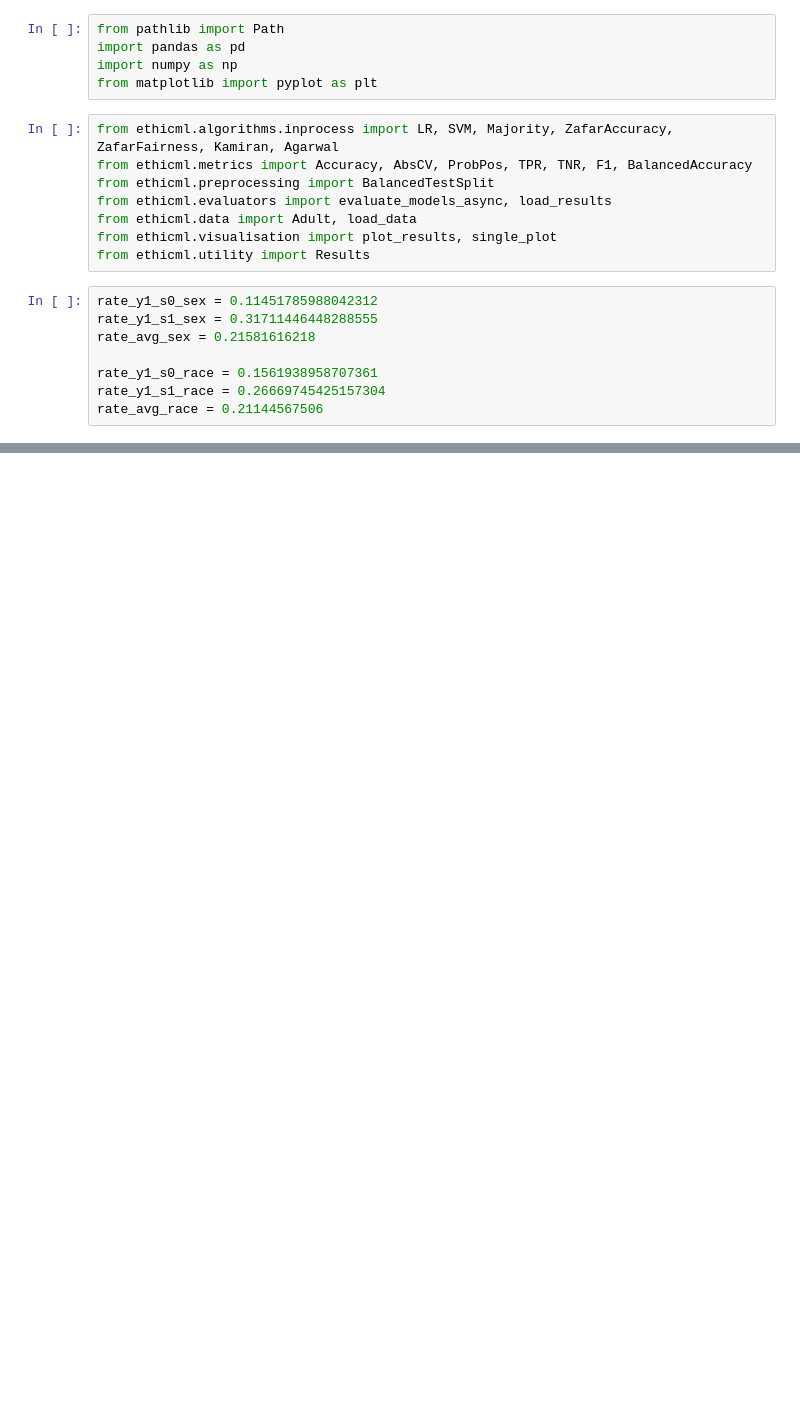
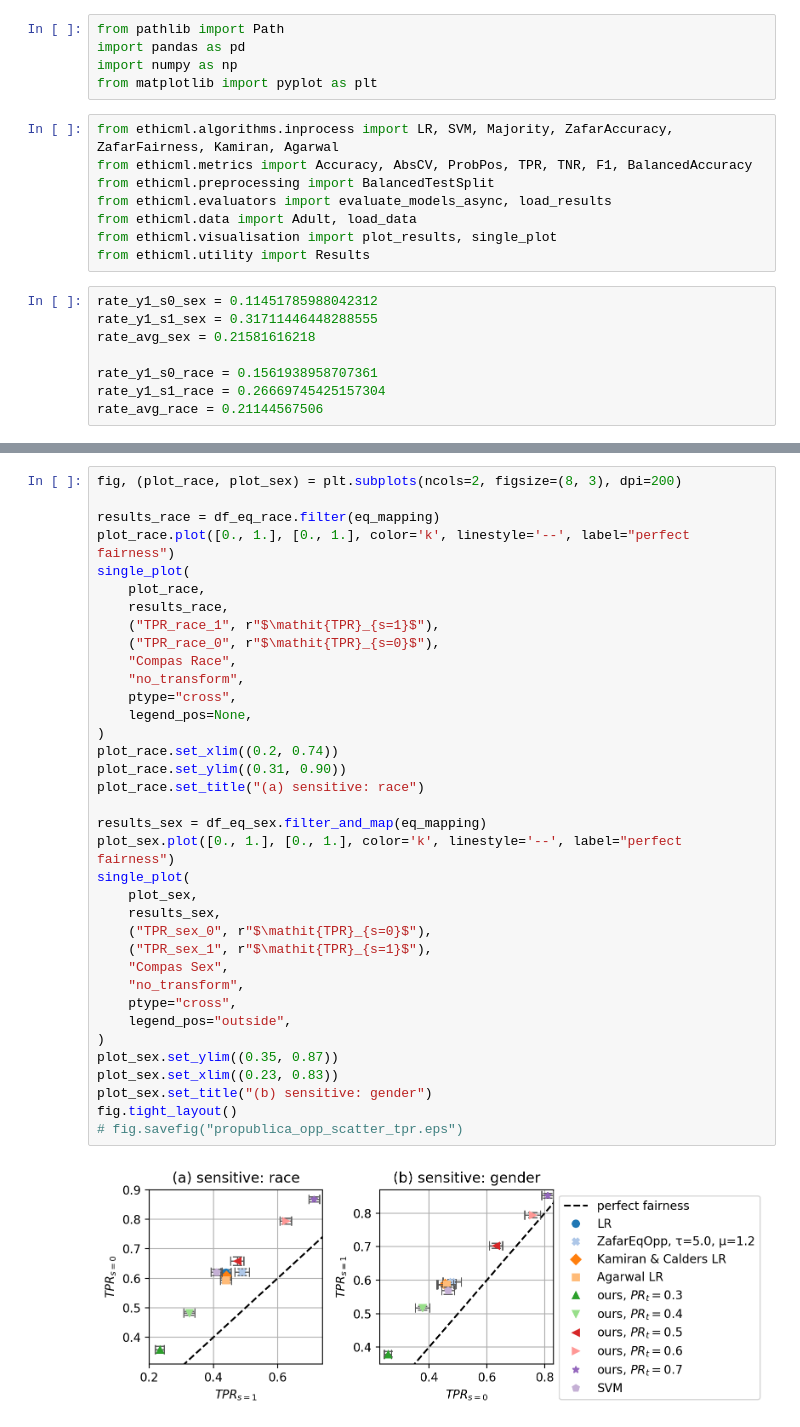
Before and after one commit to wearepal/ethicml-models, a Jupyter notebook: experiments/plots_frontiers.ipynb, the cells around one changed output, grey strips where cells are left out. Drawn from its saved outputs; the diff is of its cells as text; blank space fills up the shorter version.

```diff
--- a/experiments/plots_frontiers.ipynb
+++ b/experiments/plots_frontiers.ipynb
@@ -21,0 +261,38 @@ rate_avg_race = 0.21144567506
+# %%
+fig, (plot_race, plot_sex) = plt.subplots(ncols=2, figsize=(8, 3), dpi=200)
+
+results_race = df_eq_race.filter(eq_mapping)
+plot_race.plot([0., 1.], [0., 1.], color='k', linestyle='--', label="perfect fairness")
+single_plot(
+    plot_race,
+    results_race,
+    ("TPR_race_1", r"$\mathit{TPR}_{s=1}$"),
+    ("TPR_race_0", r"$\mathit{TPR}_{s=0}$"),
+    "Compas Race",
+    "no_transform",
+    ptype="cross",
+    legend_pos=None,
+)
+plot_race.set_xlim((0.2, 0.74))
+plot_race.set_ylim((0.31, 0.90))
+plot_race.set_title("(a) sensitive: race")
+
+results_sex = df_eq_sex.filter_and_map(eq_mapping)
+plot_sex.plot([0., 1.], [0., 1.], color='k', linestyle='--', label="perfect fairness")
+single_plot(
+    plot_sex,
+    results_sex,
+    ("TPR_sex_0", r"$\mathit{TPR}_{s=0}$"),
+    ("TPR_sex_1", r"$\mathit{TPR}_{s=1}$"),
+    "Compas Sex",
+    "no_transform",
+    ptype="cross",
+    legend_pos="outside",
+)
+plot_sex.set_ylim((0.35, 0.87))
+plot_sex.set_xlim((0.23, 0.83))
+plot_sex.set_title("(b) sensitive: gender")
+fig.tight_layout()
+# fig.savefig("propublica_opp_scatter_tpr.eps")
+# %% [output]
+[figure, added]
```
Also changed, not shown: parts of 29 cells of this notebook, 4 other files.
